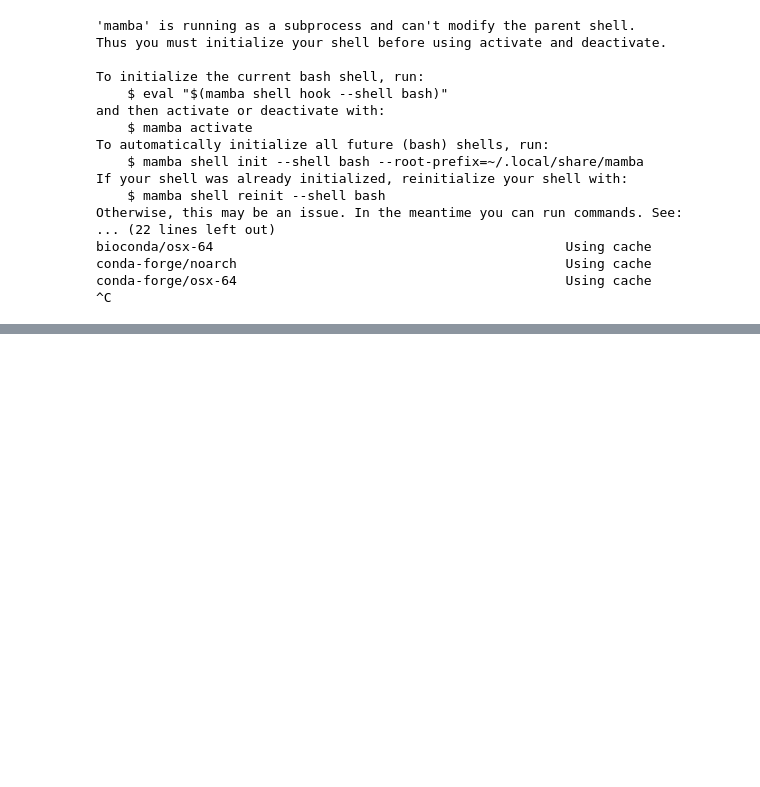
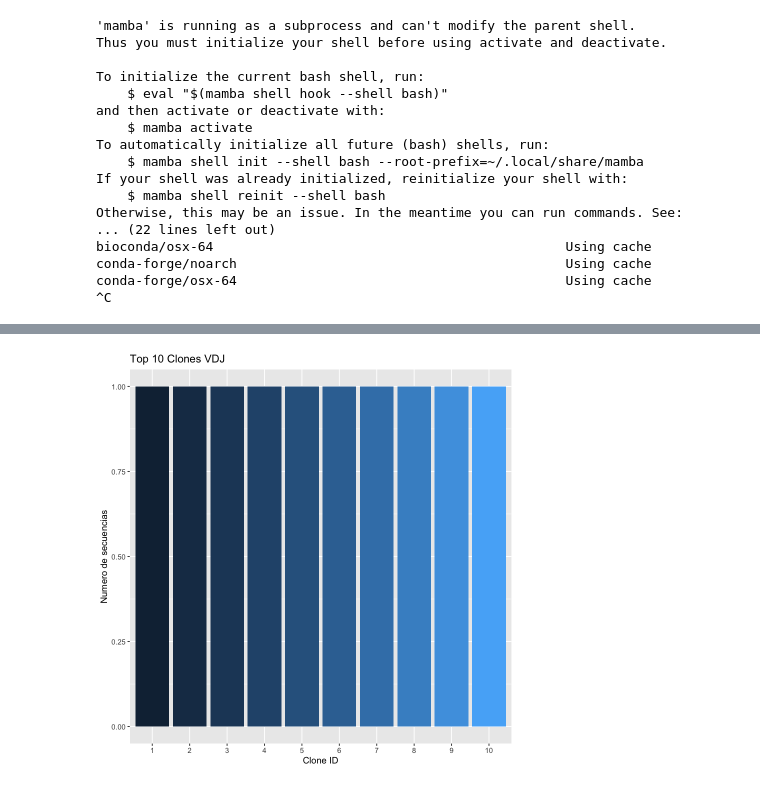
Before and after one commit to sofiacardenase/tesisbioinf-sofia, a Jupyter notebook: notebooks/codigoimmunesimR.ipynb, the cells around one changed output, grey strips where cells are left out. Saved outputs shown, nothing was run; the diff lists cells and outputs as text; code cells hidden in the pictures; blank space fills up the shorter version.

Commit message:
Cambios metricas expansión clonal

```diff
--- a/notebooks/codigoimmunesimR.ipynb
+++ b/notebooks/codigoimmunesimR.ipynb
@@ -388,0 +330,21 @@ clon_size %>%
+# %%
+#Luego de clustering archivo _clone-pass.tsv se realiza analisis de metricas de expansión clonal
+# Librerías
+library(readr)
+library(dplyr)
+library(ggplot2)
+library(viridisLite)
+library(here)  # para rutas relativas
+
+
+# Configuración de archivo
+
+carpeta_archivo <- "../data/output"
+nombre_archivo <- "repertorio_A_insilico_10_seqs_clone-pass.tsv"
+
+# Construir ruta relativa
+archivo_clones <- here(carpeta_archivo, nombre_archivo)
+
+# Cargar archivo
+clones <- read_tsv(archivo_clones)
+head(clones, 5)
@@ -388,0 +369,20 @@ clon_size %>%
+# %%
+# Tamaño de cada clon
+
+clon_size <- clones %>%
+  group_by(clone_id) %>%
+  summarise(n_seq = n(), .groups = "drop") %>%
+  arrange(desc(n_seq)) %>%
+  mutate(freq = n_seq / sum(n_seq))
+
+# Top 10 clones
+
+top10 <- clon_size %>%
+  slice_max(order_by = n_seq, n = 10)
+
+ggplot(top10, aes(x = reorder(clone_id, -n_seq), y = n_seq, fill = clone_id)) +
+  geom_col() +
+  labs(title = "Top 10 Clones VDJ", x = "Clone ID", y = "Numero de secuencias") +
+  theme(legend.position = "none")
+# %% [output]
+[figure, added]
```
Also changed, not shown: parts of 7 cells of this notebook.
